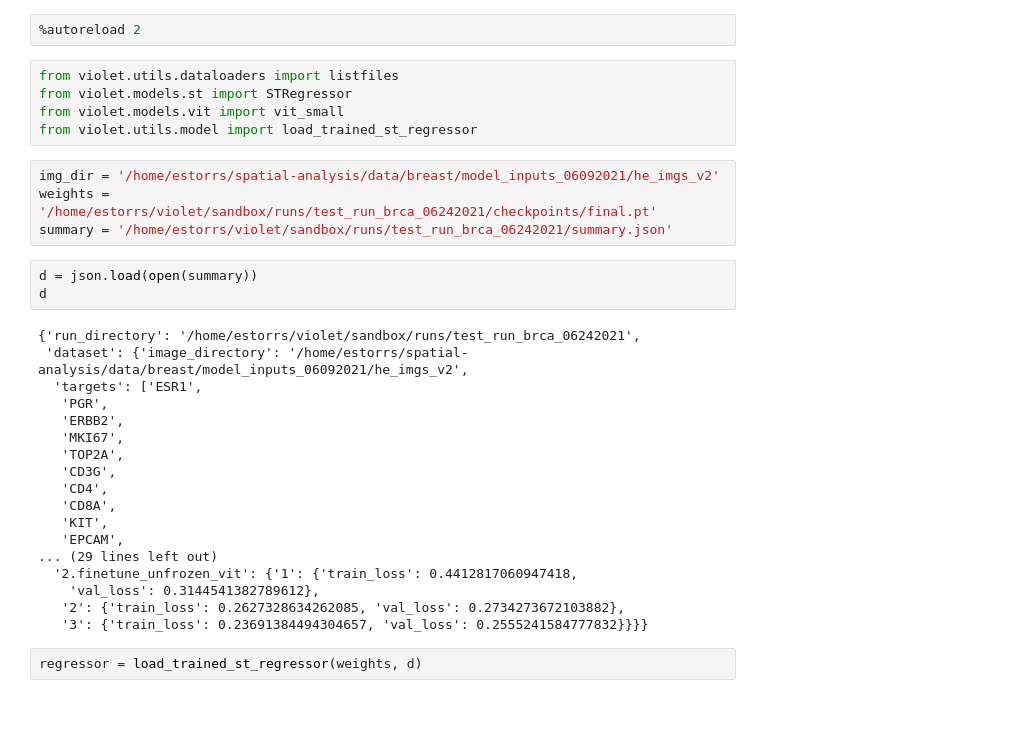
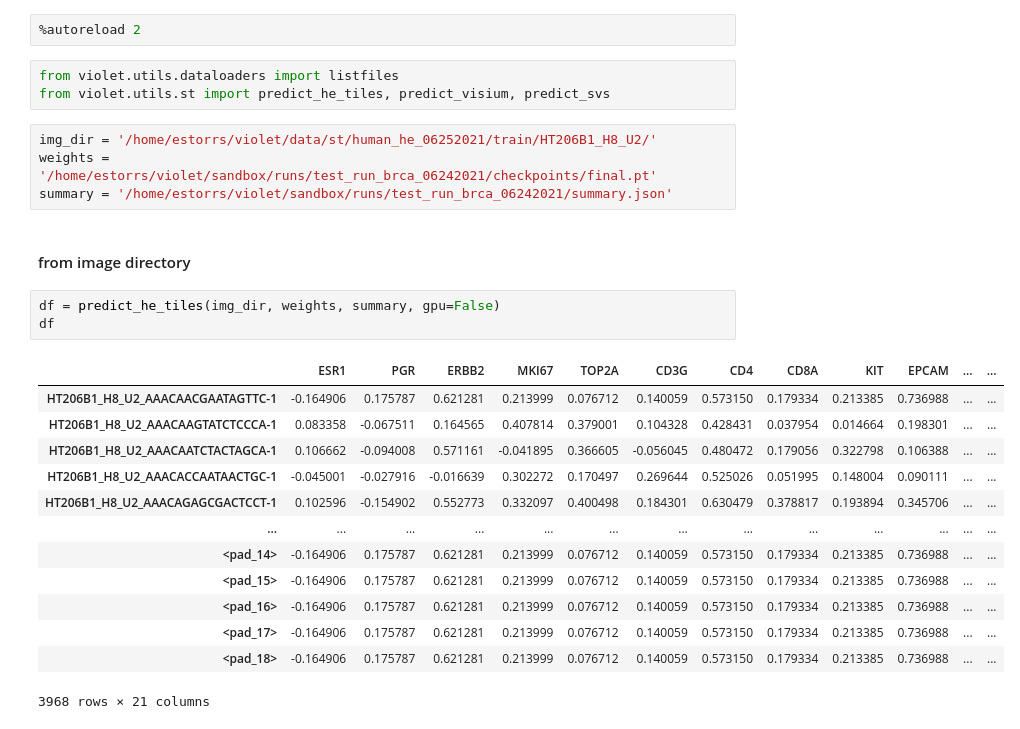
Before and after one commit to estorrs/violet, a Jupyter notebook: notebooks/predict_he.ipynb, the cells around one changed output. Saved outputs shown, nothing was run; the diff lists cells and outputs as text.

```diff
--- a/notebooks/predict_he.ipynb
+++ b/notebooks/predict_he.ipynb
@@ -14,33 +12,27 @@ The autoreload extension is already loaded. To reload it, use:
 %autoreload 2
 # %%
 from violet.utils.dataloaders import listfiles
-from violet.models.st import STRegressor
-from violet.models.vit import vit_small
-from violet.utils.model import load_trained_st_regressor
+from violet.utils.st import predict_he_tiles, predict_visium, predict_svs
 # %%
-img_dir = '/home/estorrs/spatial-analysis/data/breast/model_inputs_06092021/he_imgs_v2'
+img_dir = '/home/estorrs/violet/data/st/human_he_06252021/train/HT206B1_H8_U2/'
 weights = '/home/estorrs/violet/sandbox/runs/test_run_brca_06242021/checkpoints/final.pt'
 summary = '/home/estorrs/violet/sandbox/runs/test_run_brca_06242021/summary.json'
-# %%
-d = json.load(open(summary))
-d
-# %% [output]
-{'run_directory': '/home/estorrs/violet/sandbox/runs/test_run_brca_06242021',
- 'dataset': {'image_directory': '/home/estorrs/spatial-analysis/data/breast/model_inputs_06092021/he_imgs_v2',
-  'targets': ['ESR1',
-   'PGR',
-   'ERBB2',
-   'MKI67',
-   'TOP2A',
-   'CD3G',
-   'CD4',
-   'CD8A',
-   'KIT',
-   'EPCAM',
-... (29 lines left out)
-  '2.finetune_unfrozen_vit': {'1': {'train_loss': 0.4412817060947418,
-    'val_loss': 0.3144541382789612},
-   '2': {'train_loss': 0.2627328634262085, 'val_loss': 0.2734273672103882},
-   '3': {'train_loss': 0.23691384494304657, 'val_loss': 0.2555241584777832}}}}
-# %%
-regressor = load_trained_st_regressor(weights, d)
+# %% [markdown]
+#### from image directory
+# %%
+df = predict_he_tiles(img_dir, weights, summary, gpu=False)
+df
+# %% [output]
+|  | ESR1 | PGR | ERBB2 | MKI67 | TOP2A | CD3G | CD4 | CD8A | KIT | EPCAM | ... | ... |
+| HT206B1_H8_U2_AAACAACGAATAGTTC-1 | -0.164906 | 0.175787 | 0.621281 | 0.213999 | 0.076712 | 0.140059 | 0.573150 | 0.179334 | 0.213385 | 0.736988 | ... | ... |
+| HT206B1_H8_U2_AAACAAGTATCTCCCA-1 | 0.083358 | -0.067511 | 0.164565 | 0.407814 | 0.379001 | 0.104328 | 0.428431 | 0.037954 | 0.014664 | 0.198301 | ... | ... |
+| HT206B1_H8_U2_AAACAATCTACTAGCA-1 | 0.106662 | -0.094008 | 0.571161 | -0.041895 | 0.366605 | -0.056045 | 0.480472 | 0.179056 | 0.322798 | 0.106388 | ... | ... |
+| HT206B1_H8_U2_AAACACCAATAACTGC-1 | -0.045001 | -0.027916 | -0.016639 | 0.302272 | 0.170497 | 0.269644 | 0.525026 | 0.051995 | 0.148004 | 0.090111 | ... | ... |
+| HT206B1_H8_U2_AAACAGAGCGACTCCT-1 | 0.102596 | -0.154902 | 0.552773 | 0.332097 | 0.400498 | 0.184301 | 0.630479 | 0.378817 | 0.193894 | 0.345706 | ... | ... |
+| ... | ... | ... | ... | ... | ... | ... | ... | ... | ... | ... | ... | ... |
+| <pad_14> | -0.164906 | 0.175787 | 0.621281 | 0.213999 | 0.076712 | 0.140059 | 0.573150 | 0.179334 | 0.213385 | 0.736988 | ... | ... |
+| <pad_15> | -0.164906 | 0.175787 | 0.621281 | 0.213999 | 0.076712 | 0.140059 | 0.573150 | 0.179334 | 0.213385 | 0.736988 | ... | ... |
+| <pad_16> | -0.164906 | 0.175787 | 0.621281 | 0.213999 | 0.076712 | 0.140059 | 0.573150 | 0.179334 | 0.213385 | 0.736988 | ... | ... |
+| <pad_17> | -0.164906 | 0.175787 | 0.621281 | 0.213999 | 0.076712 | 0.140059 | 0.573150 | 0.179334 | 0.213385 | 0.736988 | ... | ... |
+| <pad_18> | -0.164906 | 0.175787 | 0.621281 | 0.213999 | 0.076712 | 0.140059 | 0.573150 | 0.179334 | 0.213385 | 0.736988 | ... | ... |
+3968 rows × 21 columns
```
Also changed, not shown: parts of 9 cells of this notebook, 10 other files.
